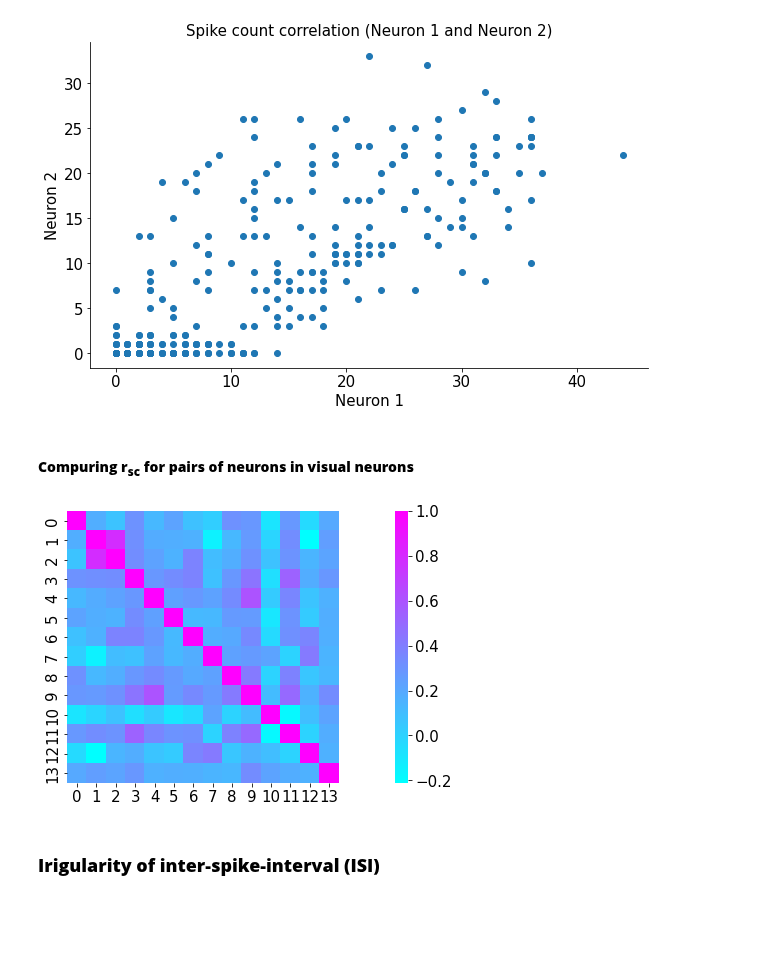
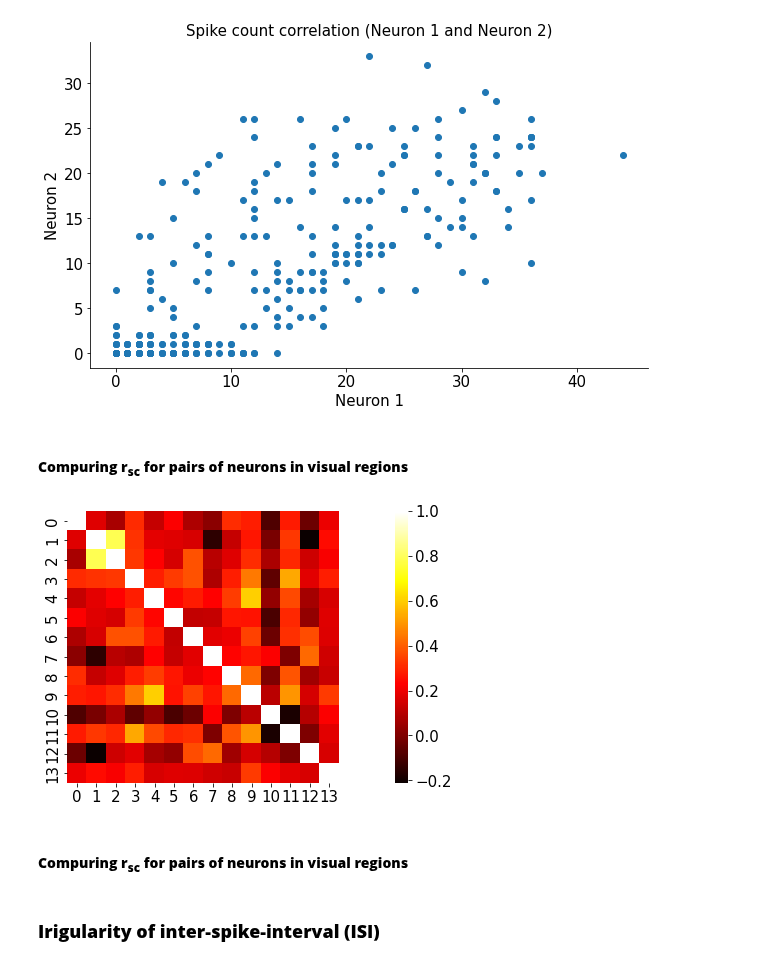
Before and after one commit to MiladQolami/Neural-Data-Analysis, a Jupyter notebook: SpikingVariablity/SpikingVariablity.ipynb, the cells around one changed output. Drawn from its saved outputs; the diff is of its cells as text; code cells hidden in the pictures; blank space fills up the shorter version.

```diff
--- a/SpikingVariablity/SpikingVariablity.ipynb
+++ b/SpikingVariablity/SpikingVariablity.ipynb
@@ -190,5 +190,5 @@ plt.show()
 # %% [output]
 [figure]
 # %% [markdown]
-#### **Compuring r<sub>sc</sub> for pairs of neurons in visual neurons**
+#### **Compuring r<sub>sc</sub> for pairs of neurons in visual regions**
 # %%
@@ -196,8 +196,10 @@ rsc = np.corrcoef(selected_spike_count)
 # %%
-sns.heatmap(rsc, cmap ='cool',square = True)
+sns.heatmap(rsc, cmap ='hot',square = True)
 plt.show()
 # %% [output]
-[figure, old version]
+[figure, new version]
+# %% [markdown]
+#### **Compuring r<sub>sc</sub> for pairs of neurons in visual regions**
 # %% [markdown]
 ### **Irigularity of inter-spike-interval (ISI)**
 # %% [markdown]
```
Also changed, not shown: parts of 2 cells of this notebook.
